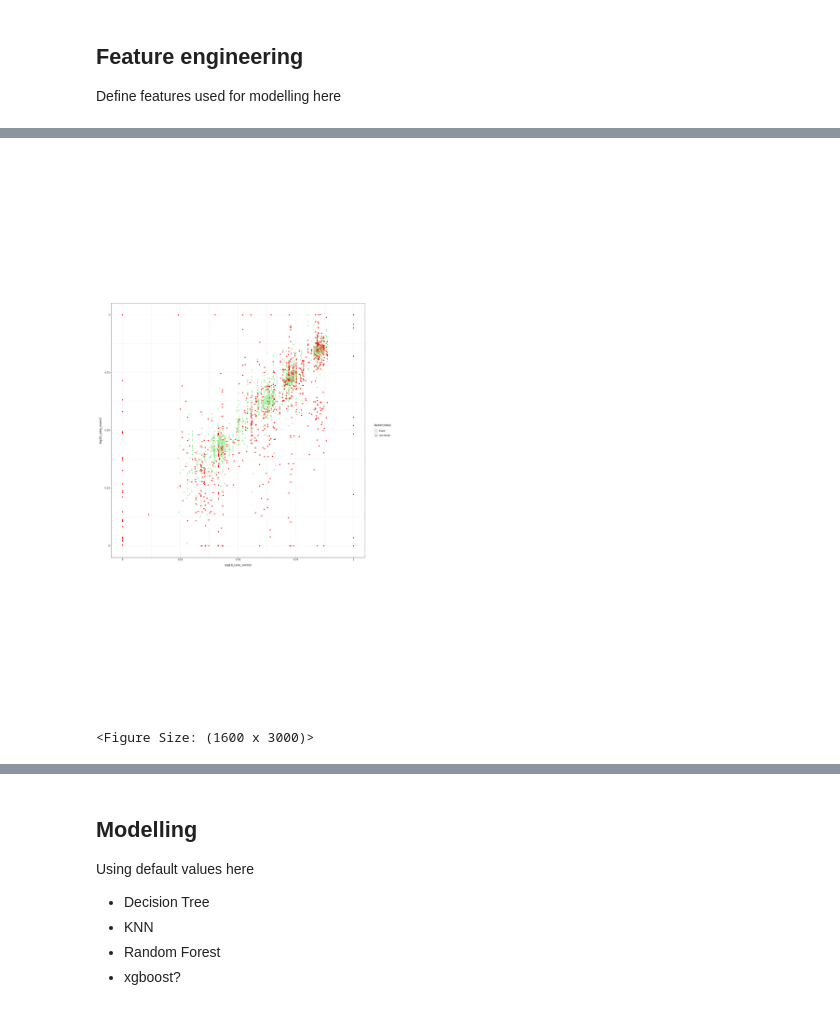
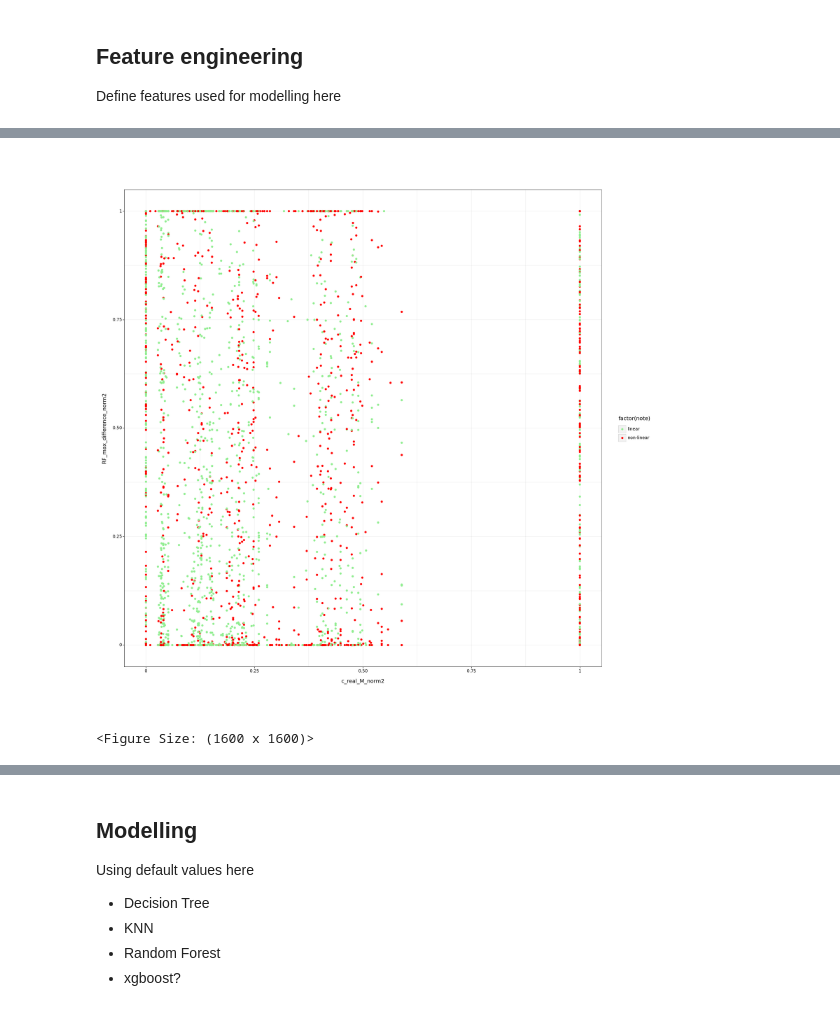
Before and after one commit to helensepman/ML_calibration_graph_linearity, a Jupyter notebook: 2_testing_features_workflow/altering_features_modelling_workflow_HS2.ipynb, the cells around one changed output, grey strips where cells are left out. Saved outputs shown, nothing was run; the diff lists cells and outputs as text; code cells hidden in the pictures.

```diff
--- a/2_testing_features_workflow/altering_features_modelling_workflow_HS2.ipynb
+++ b/2_testing_features_workflow/altering_features_modelling_workflow_HS2.ipynb
@@ -75,7 +89,44 @@ See the caveats in the documentation: https://pandas.pydata.org/pandas-docs/stab
+# %%
+# Add largest distance for RF
+def calculate_largest_difference(group):
+    column_values = group['rf'].values
+    differences = np.abs(column_values - column_values[:, np.newaxis])
+    #np.fill_diagonal(differences, np.inf)
+    max_difference_index = differences.argmax(axis=1)
+    max_differences = differences[np.arange(len(max_difference_index)), max_difference_index]
+    return pd.Series(max_differences, name='RF_max_difference')
+
+df_cal_max_difference = df_cal.groupby(['lab', 'compound']).apply(calculate_largest_difference).reset_index()
+df_cal = pd.merge(df_cal, df_cal_max_difference['RF_max_difference'], left_index=True, right_index=True)
+# %%
+# Add smallest distance for log-RF
+def calculate_smallest_difference_logRF(group):
+    column_values = group['log10_RF'].values
+    differences = np.abs(column_values - column_values[:, np.newaxis])
+    np.fill_diagonal(differences, np.inf)
+    min_difference_index = differences.argmin(axis=1)
+    min_differences = differences[np.arange(len(min_difference_index)), min_difference_index]
+    return pd.Series(min_differences, name='logRF_min_difference')
+    #return differences[np.arange(len(min_difference_index)), min_difference_index]
+
+df_cal_min_difference = df_cal.groupby(['lab', 'compound']).apply(calculate_smallest_difference_logRF).reset_index()
+df_cal = pd.merge(df_cal, df_cal_min_difference['logRF_min_difference'], left_index=True, right_index=True)
+# %%
+# Add largest distance for RF
+def calculate_largest_difference_logRF(group):
+    column_values = group['log10_RF'].values
+    differences = np.abs(column_values - column_values[:, np.newaxis])
+    #np.fill_diagonal(differences, np.inf)
+    max_difference_index = differences.argmax(axis=1)
+    max_differences = differences[np.arange(len(max_difference_index)), max_difference_index]
+    return pd.Series(max_differences, name='logRF_max_difference')
+
+df_cal_max_difference = df_cal.groupby(['lab', 'compound']).apply(calculate_largest_difference_logRF).reset_index()
+df_cal = pd.merge(df_cal, df_cal_max_difference['logRF_max_difference'], left_index=True, right_index=True)
 # %%
 from sklearn.preprocessing import MinMaxScaler
 
-columns_to_scale = ['log10_conc', 'log10_area', 'log10_RF']
+columns_to_scale = ['log10_conc', 'log10_area', 'log10_RF', 'RF_min_difference', 'RF_max_difference', 'logRF_min_difference', 'logRF_max_difference']
 
 scaler = MinMaxScaler()
 
@@ -89,27 +149,27 @@ df_cal = df_cal.groupby(['lab', 'compound']).apply(scale_columns)
 # %%
 
 # Plotting, if needed
 fig = (
     ggplot(data = df_cal,
-          mapping = aes(x = 'log10_conc_norm2', y = 'log10_area_norm2')) +
+          mapping = aes(x = 'c_real_M_norm2', y = 'RF_max_difference_norm2')) +
     geom_point(aes(color = "factor(note)")) +
     scale_color_manual(values=("lightgreen", "red")) +
     theme_bw() +
     #scale_y_log10() +
     #scale_x_log10() +
 
-    theme(figure_size = (16, 30),
+    theme(figure_size = (16, 16),
           axis_line = element_line(size = 0.5, colour = "black"),
           panel_grid_major = element_line(size = 0.05, colour = "black"),
           panel_grid_minor = element_line(size = 0.05, colour = "black"),
           axis_text = element_text(colour ='black'),
           aspect_ratio=1
           )
 )
 fig
 # %% [output]
-[figure, old version]
+[figure, new version]
-<Figure Size: (1600 x 3000)>
+<Figure Size: (1600 x 1600)>
 # %%
 # Here we should maybe add the density plots that Yvonne was also showing to show if there is a potential in classification
 import pandas as pd
```
Also changed, not shown: parts of 11 cells of this notebook.
